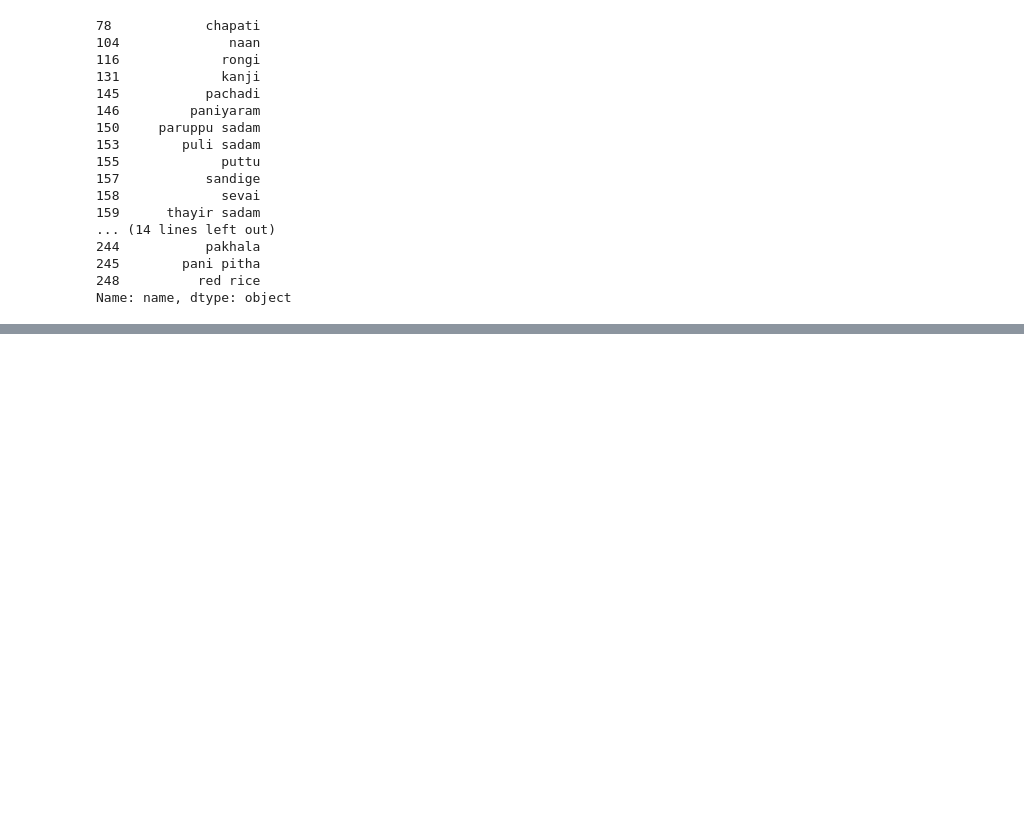
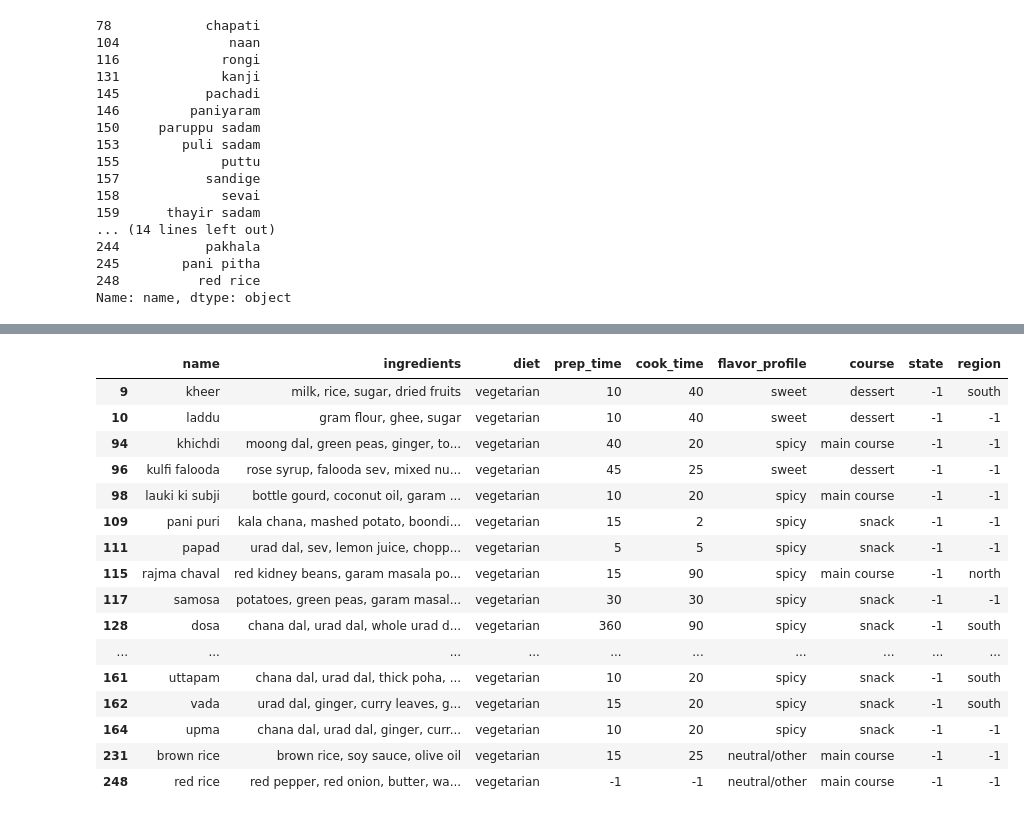
Before and after one commit to dmshakur/indian-food-data-analysis, a Jupyter notebook: notebooks/data_processing.ipynb, the cells around one changed output, grey strips where cells are left out. Saved outputs shown, nothing was run; the diff lists cells and outputs as text; code cells hidden in the pictures; blank space fills up the shorter version.

Commit message:
Finished up data_processing.ipynb. Started working on data_analysis.ipynb.

```diff
--- a/notebooks/data_processing.ipynb
+++ b/notebooks/data_processing.ipynb
@@ -184,10 +184,10 @@ Name: name, dtype: object
 sweet_dishes = ['copra paak', 'kansar', 'dahi vada', 'puttu']
 spicy_dishes = ['rongi', 'theeyal', 'khar', 'bengena pitika', 'bilahi maas', 'chingri bhape', 'paniyaram']
 sour_dishes = ['kanji', 'puli sadam', 'pachadi', 'pakhala']
-others = # Need to put all the remaining dishes here, concat the 3 above lists and get the ones that are not in those lists in this one.
+others = ['red rice', 'pani pitha', 'pakhala', 'brown rice', 'black rice', 'luchi', 'farsi puri', 'dalithoy', 'dahi vada', 'bhakri', 'thayir sadam', 'sevai', 'sandige', 'paruppu sadam', 'naan', 'chapati']
 
 # Updating the 'flavor' column based on the dish names
 df.loc[df['name'].isin(sweet_dishes), 'flavor_profile'] = 'sweet'
 df.loc[df['name'].isin(spicy_dishes), 'flavor_profile'] = 'spicy'
-df.loc[df['name'].isin(others), 'flavor_profile'] = 'other'
+df.loc[df['name'].isin(others), 'flavor_profile'] = 'neutral/other'
 df.loc[df['name'].isin(sour_dishes), 'flavor_profile'] = 'sour'
@@ -218,0 +231,16 @@ all_ingredients, len(all_ingredients)
+# %%
+region_state_data = {
+    'kaju katli': {
+        'region': 'north',
+        'state': 'deccan'
+    },
+    'kheer': {
+        'region': 'south'
+    },
+    'nankhatai': {
+        'region': 'north',
+        'state': 'gujarat'
+    }
+}
+
+df = df.apply(lambda row: row.update(region_state_data.get(row['name'], {})) or row, axis = 1)
@@ -218,0 +258,20 @@ all_ingredients, len(all_ingredients)
+# %%
+df[df['state'] == '-1']
+# %% [output]
+|  | name | ingredients | diet | prep_time | cook_time | flavor_profile | course | state | region |
+| 9 | kheer | milk, rice, sugar, dried fruits | vegetarian | 10 | 40 | sweet | dessert | -1 | south |
+| 10 | laddu | gram flour, ghee, sugar | vegetarian | 10 | 40 | sweet | dessert | -1 | -1 |
+| 94 | khichdi | moong dal, green peas, ginger, to... | vegetarian | 40 | 20 | spicy | main course | -1 | -1 |
+| 96 | kulfi falooda | rose syrup, falooda sev, mixed nu... | vegetarian | 45 | 25 | sweet | dessert | -1 | -1 |
+| 98 | lauki ki subji | bottle gourd, coconut oil, garam ... | vegetarian | 10 | 20 | spicy | main course | -1 | -1 |
+| 109 | pani puri | kala chana, mashed potato, boondi... | vegetarian | 15 | 2 | spicy | snack | -1 | -1 |
+| 111 | papad | urad dal, sev, lemon juice, chopp... | vegetarian | 5 | 5 | spicy | snack | -1 | -1 |
+| 115 | rajma chaval | red kidney beans, garam masala po... | vegetarian | 15 | 90 | spicy | main course | -1 | north |
+| 117 | samosa | potatoes, green peas, garam masal... | vegetarian | 30 | 30 | spicy | snack | -1 | -1 |
+| 128 | dosa | chana dal, urad dal, whole urad d... | vegetarian | 360 | 90 | spicy | snack | -1 | south |
+| ... | ... | ... | ... | ... | ... | ... | ... | ... | ... |
+| 161 | uttapam | chana dal, urad dal, thick poha, ... | vegetarian | 10 | 20 | spicy | snack | -1 | south |
+| 162 | vada | urad dal, ginger, curry leaves, g... | vegetarian | 15 | 20 | spicy | snack | -1 | south |
+| 164 | upma | chana dal, urad dal, ginger, curr... | vegetarian | 10 | 20 | spicy | snack | -1 | -1 |
+| 231 | brown rice | brown rice, soy sauce, olive oil | vegetarian | 15 | 25 | neutral/other | main course | -1 | -1 |
+| 248 | red rice | red pepper, red onion, butter, wa... | vegetarian | -1 | -1 | neutral/other | main course | -1 | -1 |
```
Also changed, not shown: parts of 16 cells of this notebook, 3 other files.
